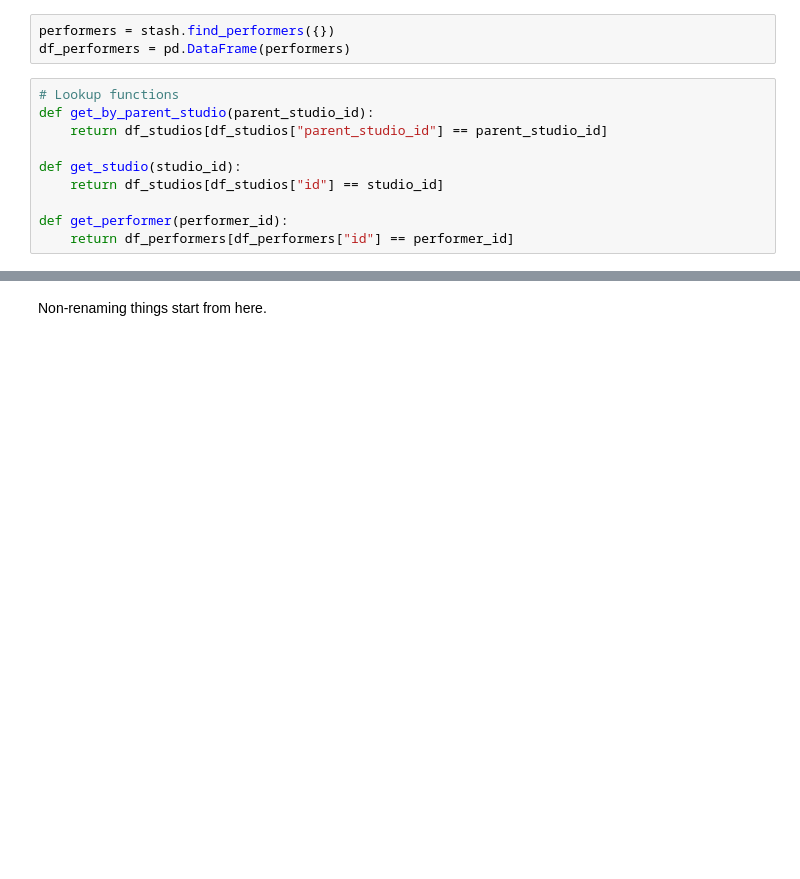
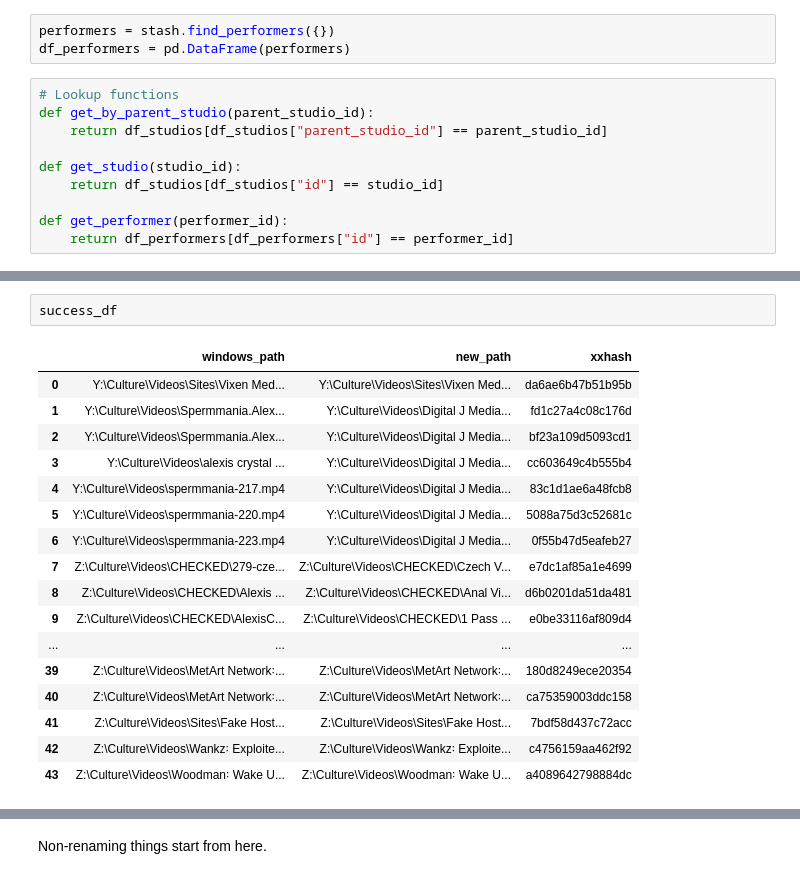
Before and after one commit to MinasukiHikimuna/Culture, a Jupyter notebook: stash.ipynb, the cells around one changed output, grey strips where cells are left out. Cells and saved outputs as stored; diff of their text form; blank space fills up the shorter version.

```diff
--- a/stash.ipynb
+++ b/stash.ipynb
@@ -294,3 +358,23 @@ XXHash not found for X:\Culture\Videos\Sites\Reality Kings\Reality Kings - 2011-
+# %%
+success_df
+# %% [output]
+|  | windows_path | new_path | xxhash |
+| 0 | Y:\Culture\Videos\Sites\Vixen Med... | Y:\Culture\Videos\Sites\Vixen Med... | da6ae6b47b51b95b |
+| 1 | Y:\Culture\Videos\Spermmania.Alex... | Y:\Culture\Videos\Digital J Media... | fd1c27a4c08c176d |
+| 2 | Y:\Culture\Videos\Spermmania.Alex... | Y:\Culture\Videos\Digital J Media... | bf23a109d5093cd1 |
+| 3 | Y:\Culture\Videos\alexis crystal ... | Y:\Culture\Videos\Digital J Media... | cc603649c4b555b4 |
+| 4 | Y:\Culture\Videos\spermmania-217.mp4 | Y:\Culture\Videos\Digital J Media... | 83c1d1ae6a48fcb8 |
+| 5 | Y:\Culture\Videos\spermmania-220.mp4 | Y:\Culture\Videos\Digital J Media... | 5088a75d3c52681c |
+| 6 | Y:\Culture\Videos\spermmania-223.mp4 | Y:\Culture\Videos\Digital J Media... | 0f55b47d5eafeb27 |
+| 7 | Z:\Culture\Videos\CHECKED\279-cze... | Z:\Culture\Videos\CHECKED\Czech V... | e7dc1af85a1e4699 |
+| 8 | Z:\Culture\Videos\CHECKED\Alexis ... | Z:\Culture\Videos\CHECKED\Anal Vi... | d6b0201da51da481 |
+| 9 | Z:\Culture\Videos\CHECKED\AlexisC... | Z:\Culture\Videos\CHECKED\1 Pass ... | e0be33116af809d4 |
+| ... | ... | ... | ... |
+| 39 | Z:\Culture\Videos\MetArt Network꞉... | Z:\Culture\Videos\MetArt Network꞉... | 180d8249ece20354 |
+| 40 | Z:\Culture\Videos\MetArt Network꞉... | Z:\Culture\Videos\MetArt Network꞉... | ca75359003ddc158 |
+| 41 | Z:\Culture\Videos\Sites\Fake Host... | Z:\Culture\Videos\Sites\Fake Host... | 7bdf58d437c72acc |
+| 42 | Z:\Culture\Videos\Wankz꞉ Exploite... | Z:\Culture\Videos\Wankz꞉ Exploite... | c4756159aa462f92 |
+| 43 | Z:\Culture\Videos\Woodman꞉ Wake U... | Z:\Culture\Videos\Woodman꞉ Wake U... | a4089642798884dc |
 # %%
 failed_df
 # %% [output]
```
Also changed, not shown: parts of 12 cells of this notebook.
